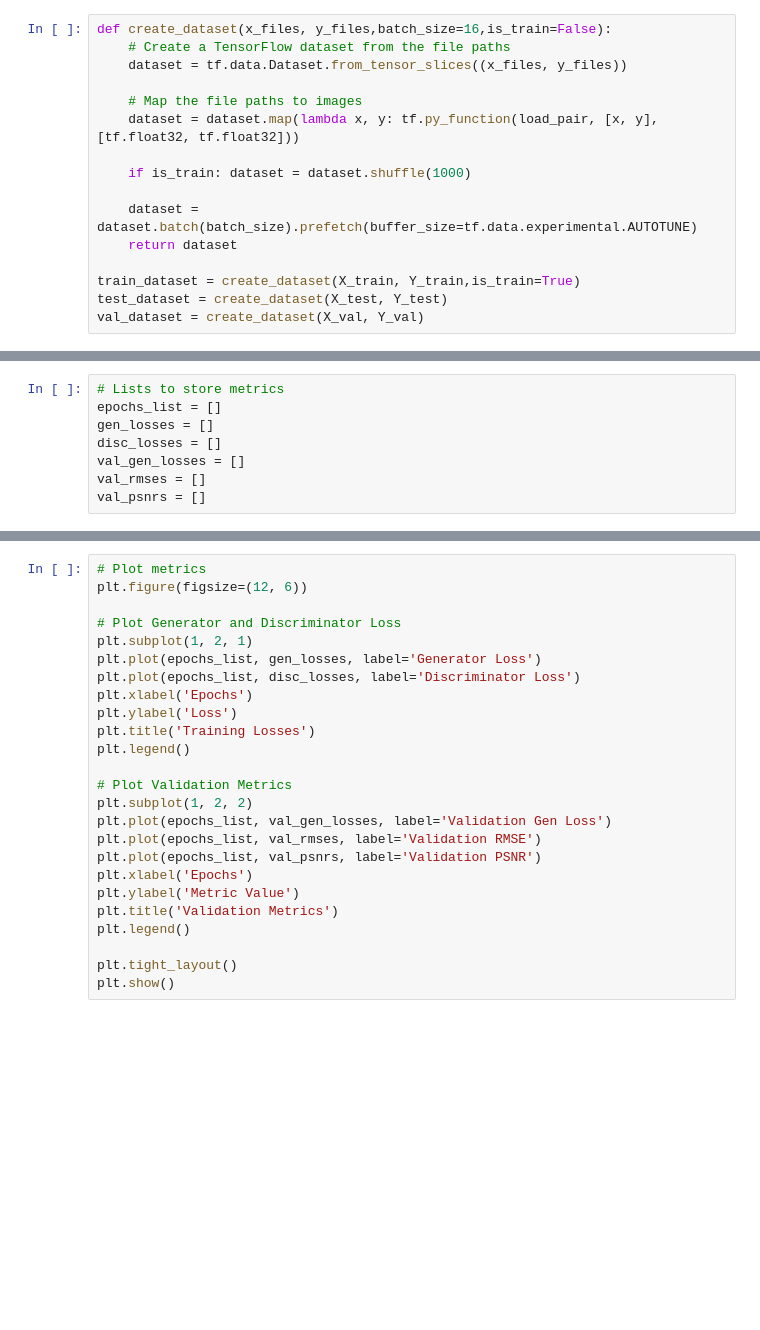
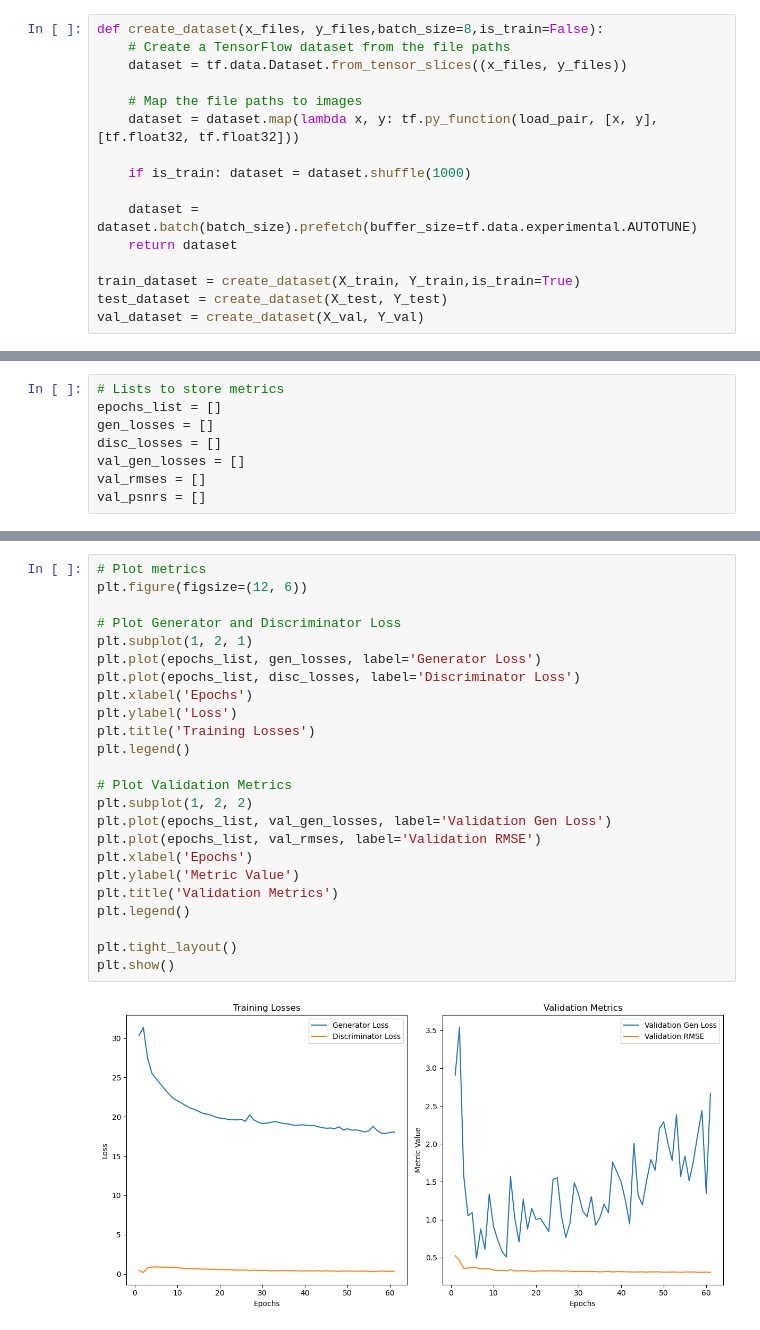
Before and after one commit to IgorJoaquimn/pix2pix, a Jupyter notebook: pix2pix.ipynb, the cells around one changed output, grey strips where cells are left out. Cells and saved outputs as stored; diff of their text form; blank space fills up the shorter version.

```diff
--- a/pix2pix.ipynb
+++ b/pix2pix.ipynb
@@ -61,5 +81,5 @@ len(X_train),len(X_val),len(X_test)
 # %%
-def create_dataset(x_files, y_files,batch_size=16,is_train=False):
+def create_dataset(x_files, y_files,batch_size=8,is_train=False):
     # Create a TensorFlow dataset from the file paths
     dataset = tf.data.Dataset.from_tensor_slices((x_files, y_files))
 
@@ -283,28 +375,29 @@ for epoch in range(epochs):
 # %%
 # Plot metrics
 plt.figure(figsize=(12, 6))
 
 # Plot Generator and Discriminator Loss
 plt.subplot(1, 2, 1)
 plt.plot(epochs_list, gen_losses, label='Generator Loss')
 plt.plot(epochs_list, disc_losses, label='Discriminator Loss')
 plt.xlabel('Epochs')
 plt.ylabel('Loss')
 plt.title('Training Losses')
 plt.legend()
 
 # Plot Validation Metrics
 plt.subplot(1, 2, 2)
 plt.plot(epochs_list, val_gen_losses, label='Validation Gen Loss')
 plt.plot(epochs_list, val_rmses, label='Validation RMSE')
-plt.plot(epochs_list, val_psnrs, label='Validation PSNR')
 plt.xlabel('Epochs')
 plt.ylabel('Metric Value')
 plt.title('Validation Metrics')
 plt.legend()
 
 plt.tight_layout()
 plt.show()
+# %% [output]
+[figure, added]
 # %%
 def display_random_images(val_dataset, generator_model, num_samples=3):
     # Get a random batch from the validation dataset
```
Also changed, not shown: parts of 13 cells of this notebook, 7 other files.
